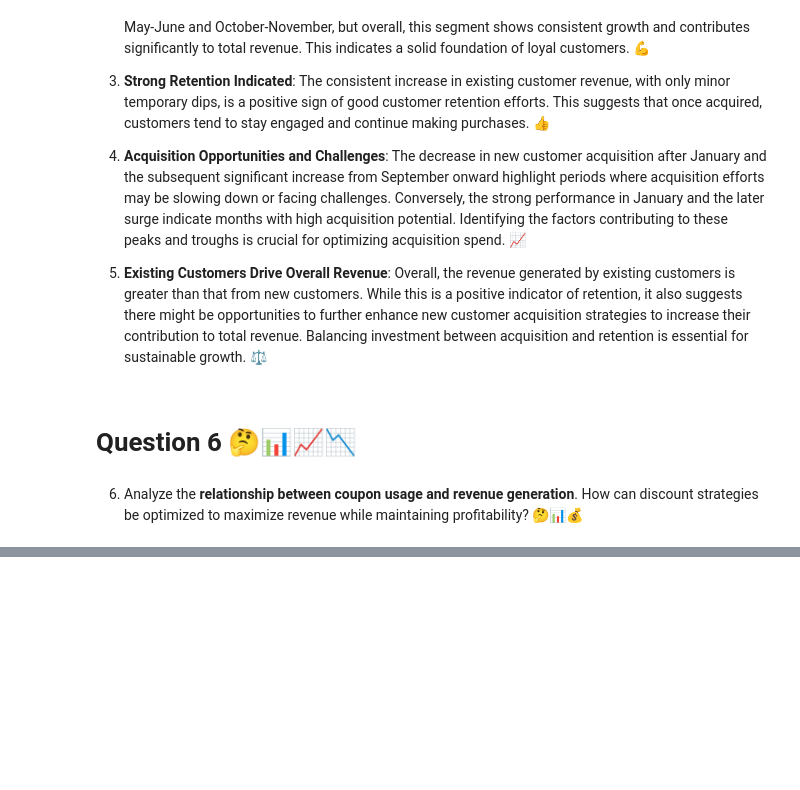
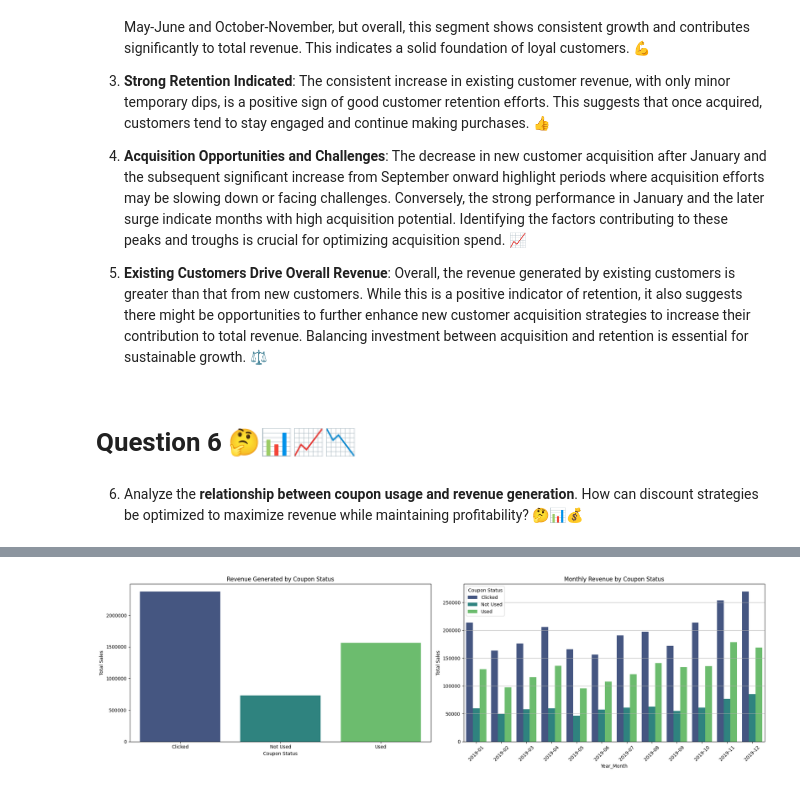
Before and after one commit to Smita569/E-commerce_Marketing_and_sales, a Jupyter notebook: E_commerce_Marketing_and_sales_Business_Case.ipynb, the cells around one changed output, grey strips where cells are left out. Saved outputs shown, nothing was run; the diff lists cells and outputs as text; code cells hidden in the pictures; blank space fills up the shorter version.

```diff
--- a/E_commerce_Marketing_and_sales_Business_Case.ipynb
+++ b/E_commerce_Marketing_and_sales_Business_Case.ipynb
@@ -412,3 +413,7 @@ Observations on Monthly Revenue by Customer Type: 🤔💰
 # Question 6 🤔📊📈📉
 # %% [markdown]
 6. Analyze the **relationship between coupon usage and revenue generation**. How can discount strategies be optimized to maximize revenue while maintaining profitability? 🤔📊💰
+# %%
+# dataframe to find the total revenue generated by coupoun status
+df_coupon_revenue_relationship=df_sales_with_first_purchase.groupby('Coupon_Status')['Total_Sales'].sum().reset_index()
+df_coupon_revenue_relationship
@@ -414,0 +425,4 @@ Observations on Monthly Revenue by Customer Type: 🤔💰
+# %%
+# dataframe to find the total revenue genrated by coupon status per month
+df_coupon_revenue_relationship_permonth=df_sales_with_first_purchase.groupby(['Coupon_Status','Year_Month'])['Total_Sales'].sum().reset_index()
+df_coupon_revenue_relationship_permonth.head()
@@ -414,0 +436,23 @@ Observations on Monthly Revenue by Customer Type: 🤔💰
+# %%
+# Plot the above data to find relationship between revenue generation and coupoun status.
+
+fig, axes = plt.subplots(1, 2, figsize=(20, 6))
+formatter = mticker.FormatStrFormatter('%.0f')
+sns.barplot(ax=axes[0],data=df_coupon_revenue_relationship, x='Coupon_Status', y='Total_Sales', palette='viridis')
+axes[0].set_title('Revenue Generated by Coupon Status')
+axes[0].set_xlabel('Coupon Status')
+axes[0].set_ylabel('Total Sales')
+axes[0].yaxis.set_major_formatter(formatter)
+
+sns.barplot(ax=axes[1], data=df_coupon_revenue_relationship_permonth, x=df_coupon_revenue_relationship_permonth['Year_Month'].astype(str), y='Total_Sales', hue='Coupon_Status', palette='viridis')
+axes[1].set_title('Monthly Revenue by Coupon Status')
+axes[1].set_xlabel('Year_Month')
+axes[1].set_ylabel('Total Sales')
+axes[1].tick_params(axis='x', rotation=45)
+axes[1].grid(axis='y')
+axes[1].legend(title='Coupon Status')
+
+plt.tight_layout()
+plt.show()
+# %% [output]
+[figure, added]
```
Also changed, not shown: parts of 4 cells of this notebook.
